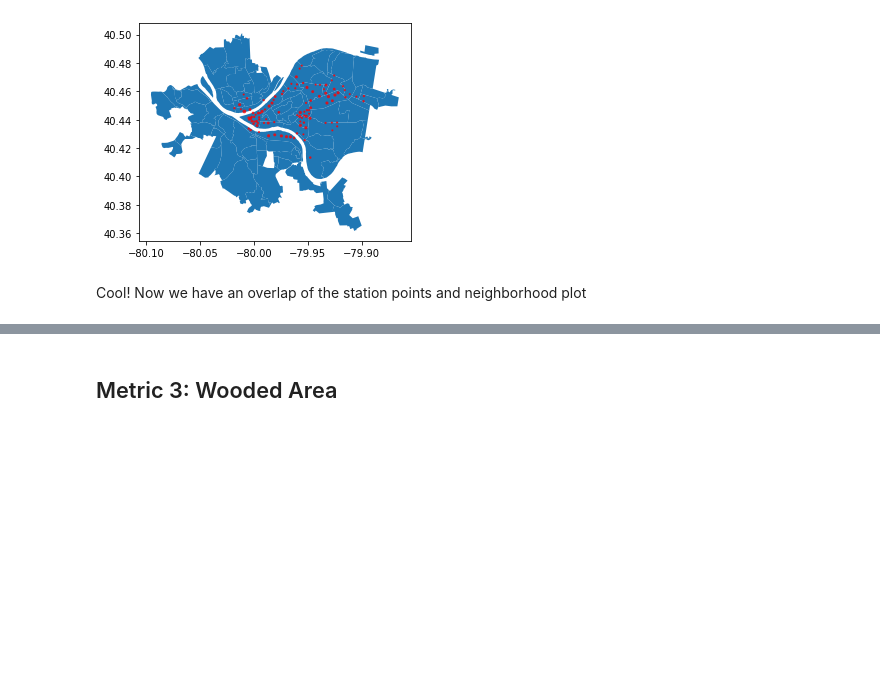
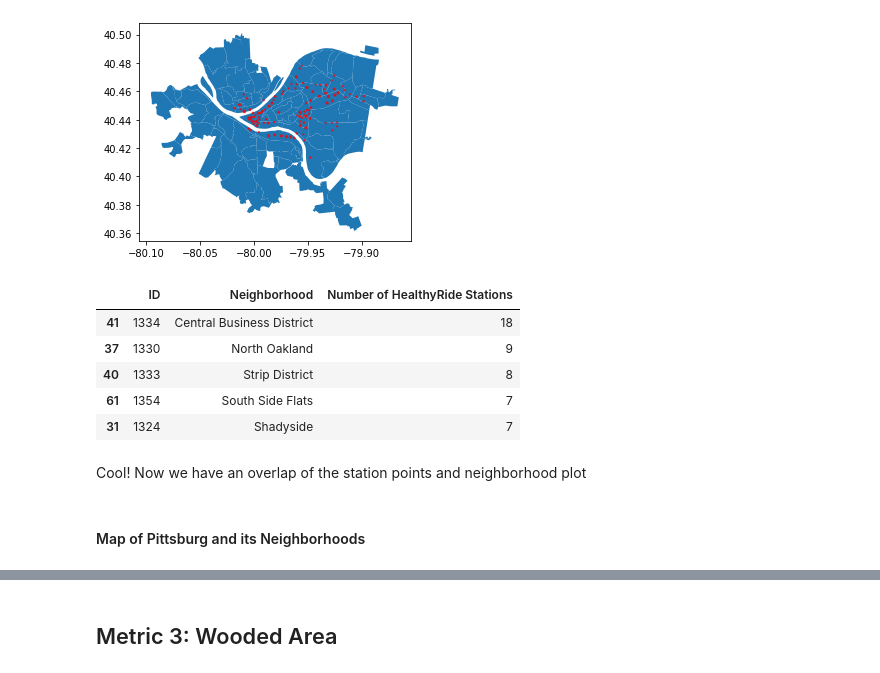
Before and after one commit to jhuang0420/CMPINF0010_Final_Project, a Jupyter notebook: teamFolder/teamNB.ipynb, the cells around one changed output, grey strips where cells are left out. Saved outputs shown, nothing was run; the diff lists cells and outputs as text; code cells hidden in the pictures; blank space fills up the shorter version.

```diff
--- a/teamFolder/teamNB.ipynb
+++ b/teamFolder/teamNB.ipynb
@@ -170,5 +169,36 @@ plt.show
 <function matplotlib.pyplot.show(*args, **kw)>
 <Figure size 576x576 with 0 Axes>
 [figure]
+# %%
+#get a list of coordinate points (lat/long)
+gdf = geopandas.GeoDataFrame(healthy_ride_data, geometry=geopandas.points_from_xy(healthy_ride_data.Longitude, healthy_ride_data.Latitude))
+g = gdf['geometry']
+#use .contains to create a boolean array (True for each point in the shape)
+booleans = pd.concat([neighborhoods.contains(point) for point in g], axis=1)
+#convert that boolean array into a list containting the count for each neighborhood
+counts = []
+for index, row in booleans.iterrows():
+    b = row.tolist()
+    count = sum(b)
+    counts.append(count)
+# %%
+#create final dataframe with neighborhood and station counts
+final = pd.read_csv("Neighborhoods.csv")
+final = final[["objectid", "hood"]] #use csv file to get neighborhood names
+final.rename(columns={'objectid': 'ID', 'hood': 'Neighborhood'}, inplace=True)
+#add counts to dataframe
+final["Number of HealthyRide Stations"] = counts
+#sort and output dataframe
+sort = final.sort_values(by=["Number of HealthyRide Stations"], ascending = False)
+sort.head()
+# %% [output]
+|  | ID | Neighborhood | Number of HealthyRide Stations |
+| 41 | 1334 | Central Business District | 18 |
+| 37 | 1330 | North Oakland | 9 |
+| 40 | 1333 | Strip District | 8 |
+| 61 | 1354 | South Side Flats | 7 |
+| 31 | 1324 | Shadyside | 7 |
 # %% [markdown]
 Cool! Now we have an overlap of the station points and neighborhood plot
+# %% [markdown]
+#### Map of Pittsburg and its Neighborhoods
```
Also changed, not shown: parts of 3 cells of this notebook.
